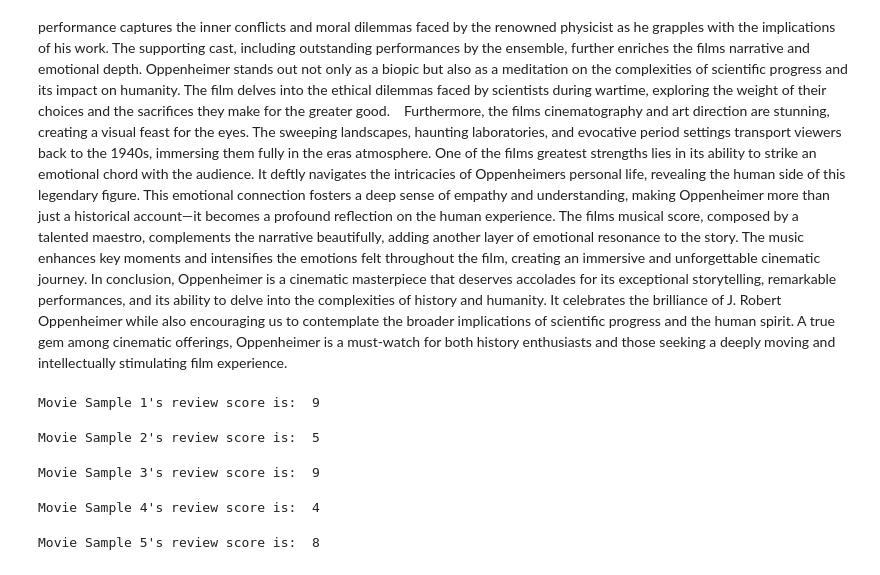
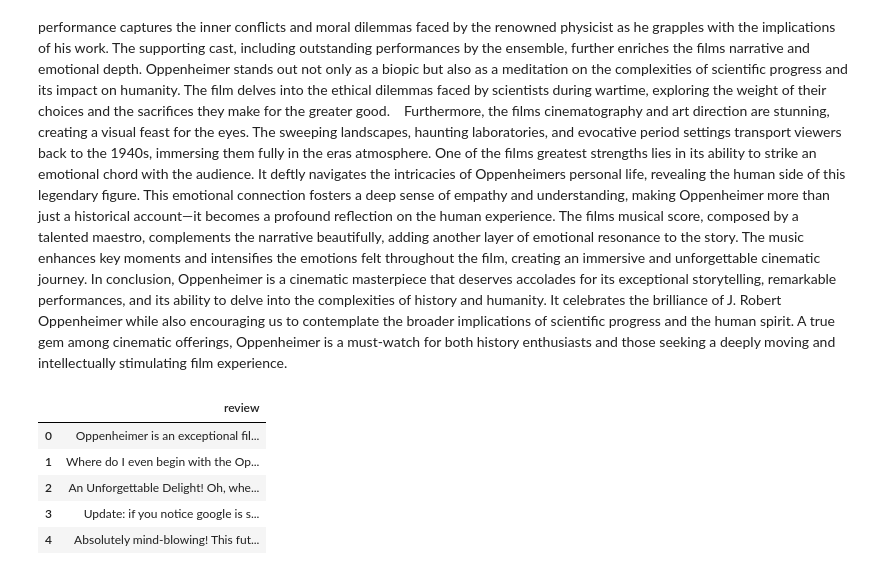
Before and after one commit to efei01/NSDC_F23_movie_reviews_project, a Jupyter notebook: Movie_Review_Sentiment_Analysis_V2.ipynb, the cells around one changed output. Drawn from its saved outputs; the diff is of its cells as text; code cells hidden in the pictures.

Commit message:
Saved movie reviews from 2023 to be rated in movie_reviews_2023.csv

```diff
--- a/Movie_Review_Sentiment_Analysis_V2.ipynb
+++ b/Movie_Review_Sentiment_Analysis_V2.ipynb
@@ -353,7 +353,7 @@ plt.show()
 | 9 | 10 | 5 |
 [figure]
 # %%
-pd.set_option('display.max_colwidth', 600) # increase display width of columns so we can see more words
+pd.set_option('display.max_colwidth', 500) # increase display width of columns so we can see more words
 
 print("2-star review examples: ")
 display(df_review[df_review['star_rating'] == 2][['raw_text']].head(3))
@@ -444,2 +462,12 @@ Oppenheimer is an exceptional film that deserves the highest praise for its thou
+# %%
+df_review_2023 = pd.read_csv('movie_reviews_2023.csv')
+df_review_2023.head()
+# %% [output]
+|  | review |
+| 0 | Oppenheimer is an exceptional fil... |
+| 1 | Where do I even begin with the Op... |
+| 2 | An Unforgettable Delight! Oh, whe... |
+| 3 | Update: if you notice google is s... |
+| 4 | Absolutely mind-blowing! This fut... |
 # %%
 #Positive Review for “Oppenheimer”
@@ -447,6 +475,4 @@ review_sample1 = "Oppenheimer is an exceptional film that deserves the highest p
 
-print("Movie Sample 1's review score is: ",review_score(review_sample1))
+# print("Movie Sample 1's review score is: ",review_score(review_sample1))
-# %% [output]
-Movie Sample 1's review score is:  9
 # %%
 #Negative Review for “Oppenheimer”
@@ -454,6 +480,4 @@ review_sample2 = "Where do I even begin with the Oppenheimer movie? Its a perple
 
-print("Movie Sample 2's review score is: ", review_score(review_sample2))
+# print("Movie Sample 2's review score is: ", review_score(review_sample2))
-# %% [output]
-Movie Sample 2's review score is:  5
 # %%
 #Positive Review for “Barbie”
@@ -461,5 +485,3 @@ review_sample3 = "An Unforgettable Delight! Oh, where do I even begin? Barbie 20
-print("Movie Sample 3's review score is: ", review_score(review_sample3))
+# print("Movie Sample 3's review score is: ", review_score(review_sample3))
-# %% [output]
-Movie Sample 3's review score is:  9
 # %%
 #Negative Review for "Barbie"
@@ -467,5 +489,3 @@ review_sample4 = "Update: if you notice google is showing mostly 5 star reviews
-print("Movie Sample 4's review score is: ", review_score(review_sample4))
+# print("Movie Sample 4's review score is: ", review_score(review_sample4))
-# %% [output]
-Movie Sample 4's review score is:  4
 # %%
 #Positive Review for “The Creator”
@@ -473,5 +493,3 @@ review_sample5 = "Absolutely mind-blowing! This futuristic masterpiece, directed
-print("Movie Sample 5's review score is: ", review_score(review_sample5))
+# print("Movie Sample 5's review score is: ", review_score(review_sample5))
-# %% [output]
-Movie Sample 5's review score is:  8
 # %%
 #Negative Review for “The Creator”
```
Also changed, not shown: parts of 11 cells of this notebook, 1 other file.
